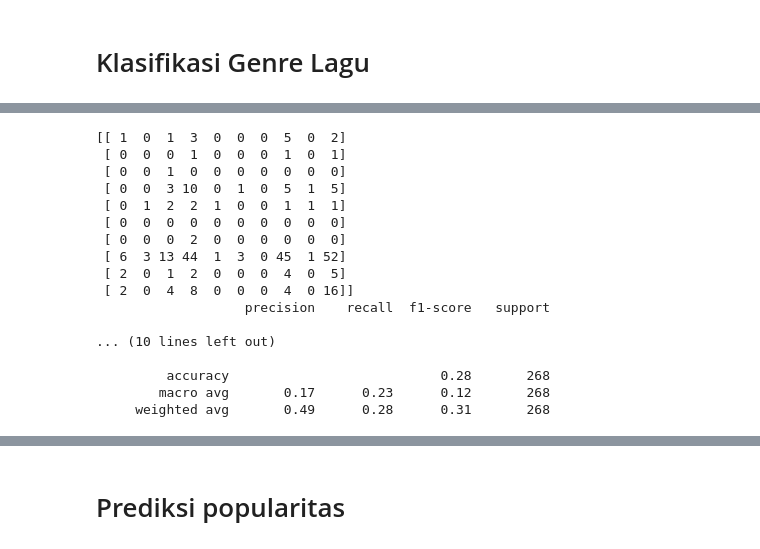
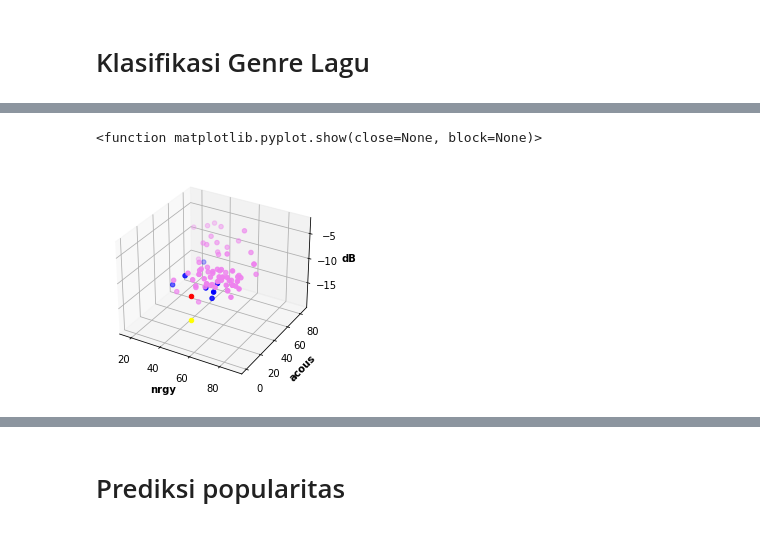
Before and after one commit to arkha98/tugas_akhir_spotify, a Jupyter notebook: tugas_akhir.ipynb, the cells around one changed output, grey strips where cells are left out. Drawn from its saved outputs; the diff is of its cells as text; code cells hidden in the pictures.

```diff
--- a/tugas_akhir.ipynb
+++ b/tugas_akhir.ipynb
@@ -129,5 +133,4 @@ df_all_super_genre = pd.read_csv('all_super_genre.csv')
 # %%
-# Penggabungan seluruh data frame
 df_all = pd.concat(\
     [df_1950,df_1960\
         ,df_1970,df_1980\
@@ -139,9 +142,10 @@ df_all.to_csv('all_sort_from_1950_to_top10.csv',index=False)
 # drop duplicate
 df_all = df_all.drop_duplicates()
 # drop all nan
-df_all_clear = df_all.dropna()
+df_clean = df_all.dropna()
 # ubah data has_win_award dari float ke boolean
 df_all = df_all.astype({"has_win_award":bool})
-df_all_clear = df_all_clear.astype({"has_win_award":bool})
+df_clean = df_clean.astype({"has_win_award":bool})
 
 df_all.to_csv('all_no_duplicates.csv',index=False)
+df_clean.to_csv('all_clean.csv',index=False)
@@ -177,8 +183,7 @@ def super_genre(df):
 
 genre_all = ['blues','country','easy listening','electronic','contemporary folk','hip hop','jazz','pop','r&b and soul','rock','metal','punk']
 # %%
-df_all_super_genre = super_genre(df_all)
-df_all_super_genre = df_all_super_genre.dropna()
+df_all_super_genre = super_genre(df_clean)
 
 multi_genre = df_all_super_genre.loc[df_all_super_genre['genre'].str.contains('\|', case=False)]
 df_all_super_genre = df_all_super_genre[df_all_super_genre["genre"].str.contains('\|') == False]
@@ -493,26 +442,30 @@ print(classification_report(y_test, y_pred))
-# %%
-knn_genre = KNeighborsClassifier(n_neighbors=3)
-knn_genre.fit(X_train, y_train)
-
-y_pred = knn_genre.predict(X_test)
-
-print(confusion_matrix(y_test, y_pred))
-print(classification_report(y_test, y_pred))
-# %% [output]
-[[ 1  0  1  3  0  0  0  5  0  2]
- [ 0  0  0  1  0  0  0  1  0  1]
- [ 0  0  1  0  0  0  0  0  0  0]
- [ 0  0  3 10  0  1  0  5  1  5]
- [ 0  1  2  2  1  0  0  1  1  1]
- [ 0  0  0  0  0  0  0  0  0  0]
- [ 0  0  0  2  0  0  0  0  0  0]
- [ 6  3 13 44  1  3  0 45  1 52]
- [ 2  0  1  2  0  0  0  4  0  5]
- [ 2  0  4  8  0  0  0  4  0 16]]
-                   precision    recall  f1-score   support
-
-... (10 lines left out)
-
-         accuracy                           0.28       268
-        macro avg       0.17      0.23      0.12       268
-     weighted avg       0.49      0.28      0.31       268
+# %%
+label_0 = df_all_cluster.loc[df_all_cluster['genre'] == 'blues']
+label_1 = df_all_cluster.loc[df_all_cluster['genre'] == 'contemporary folk']
+label_2 = df_all_cluster.loc[df_all_cluster['genre'] == 'country']
+label_3 = df_all_cluster.loc[df_all_cluster['genre'] == 'electronic']
+label_4 = df_all_cluster.loc[df_all_cluster['genre'] == 'hip hop']
+label_5 = df_all_cluster.loc[df_all_cluster['genre'] == 'jazz']
+label_6 = df_all_cluster.loc[df_all_cluster['genre'] == 'metal']
+label_7 = df_all_cluster.loc[df_all_cluster['genre'] == 'pop']
+label_8 = df_all_cluster.loc[df_all_cluster['genre'] == 'r&b and soul']
+label_9 = df_all_cluster.loc[df_all_cluster['genre'] == 'rock']
+
+plot3d = plt.axes(projection='3d')
+plot3d.set_xlabel('nrgy', fontweight ='bold')
+plot3d.set_ylabel('acous', fontweight ='bold')
+plot3d.set_zlabel('dB', fontweight ='bold')
+plot3d.scatter3D(label_0['nrgy'], label_0['acous'], label_0['dB'], color='red')
+plot3d.scatter3D(label_1['nrgy'], label_1['acous'], label_1['dB'], color='orange')
+plot3d.scatter3D(label_2['nrgy'], label_2['acous'], label_2['dB'], color='yellow')
+plot3d.scatter3D(label_3['nrgy'], label_3['acous'], label_3['dB'], color='green')
+plot3d.scatter3D(label_4['nrgy'], label_4['acous'], label_4['dB'], color='blue')
+plot3d.scatter3D(label_5['nrgy'], label_5['acous'], label_5['dB'], color='cyan')
+plot3d.scatter3D(label_6['nrgy'], label_6['acous'], label_6['dB'], color='magenta')
+plot3d.scatter3D(label_7['nrgy'], label_7['acous'], label_7['dB'], color='violet')
+plot3d.scatter3D(label_8['nrgy'], label_8['acous'], label_8['dB'], color='indigo')
+plot3d.scatter3D(label_9['nrgy'], label_9['acous'], label_9['dB'], color='black')
+plt.show
+# %% [output]
+<function matplotlib.pyplot.show(close=None, block=None)>
+[figure, added]
```
Also changed, not shown: parts of 21 cells of this notebook, 1 other file.
